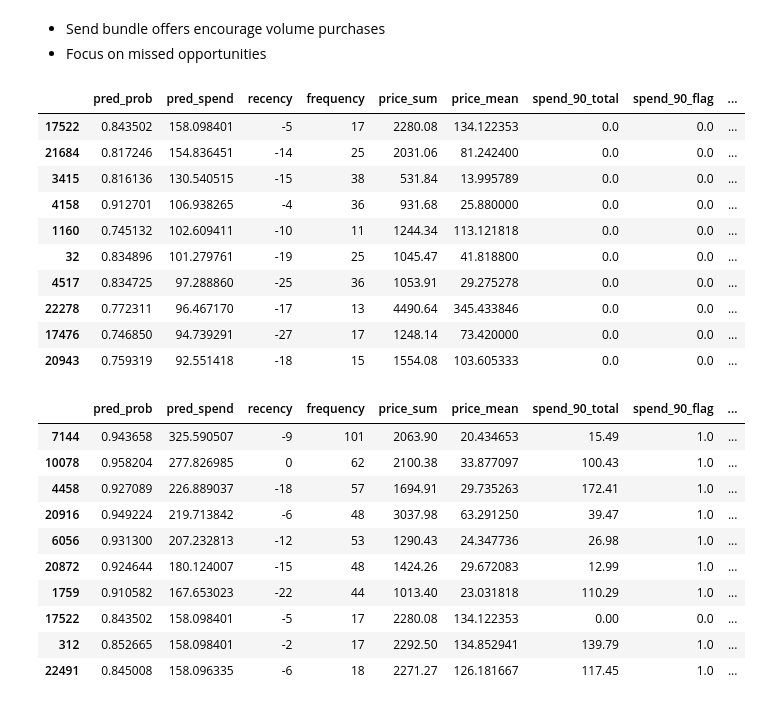
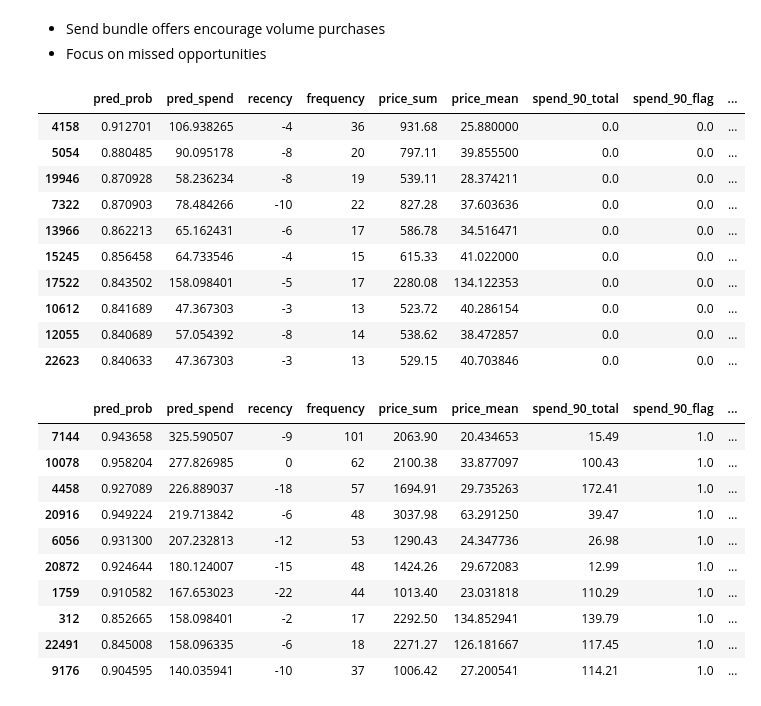
Before and after one commit to gregorywmorris/cdnow-customer-value, a Jupyter notebook: src/notebooks/customer_ltv.ipynb, the cells around one changed output. Saved outputs shown, nothing was run; the diff lists cells and outputs as text; code cells hidden in the pictures.

```diff
--- a/src/notebooks/customer_ltv.ipynb
+++ b/src/notebooks/customer_ltv.ipynb
@@ -1387,28 +1261,37 @@ predictions_df \
 * Focus on missed opportunities
 # %%
 # Did the model predict any large spending that did not occur?
-predictions_df \
-    [predictions_df['spend_90_total']==0.0] \
-    .sort_values('pred_spend', ascending=False) \
-    .head(10)
+# Filtered by did not spend but had a high probability of spend and recency was within the last 90 days.
+missed_opportunities = predictions_df[
+    (predictions_df['spend_90_total'] == 0.0) &
+    (predictions_df['recency'] >= -90)
+].sort_values('pred_prob', ascending=False).head(10)
+
+# Display the filtered DataFrame
+missed_opportunities
 # %% [output]
 |  | pred_prob | pred_spend | recency | frequency | price_sum | price_mean | spend_90_total | spend_90_flag | ... |
+| 4158 | 0.912701 | 106.938265 | -4 | 36 | 931.68 | 25.880000 | 0.0 | 0.0 | ... |
+| 5054 | 0.880485 | 90.095178 | -8 | 20 | 797.11 | 39.855500 | 0.0 | 0.0 | ... |
+| 19946 | 0.870928 | 58.236234 | -8 | 19 | 539.11 | 28.374211 | 0.0 | 0.0 | ... |
+| 7322 | 0.870903 | 78.484266 | -10 | 22 | 827.28 | 37.603636 | 0.0 | 0.0 | ... |
+| 13966 | 0.862213 | 65.162431 | -6 | 17 | 586.78 | 34.516471 | 0.0 | 0.0 | ... |
+| 15245 | 0.856458 | 64.733546 | -4 | 15 | 615.33 | 41.022000 | 0.0 | 0.0 | ... |
 | 17522 | 0.843502 | 158.098401 | -5 | 17 | 2280.08 | 134.122353 | 0.0 | 0.0 | ... |
-| 21684 | 0.817246 | 154.836451 | -14 | 25 | 2031.06 | 81.242400 | 0.0 | 0.0 | ... |
-| 3415 | 0.816136 | 130.540515 | -15 | 38 | 531.84 | 13.995789 | 0.0 | 0.0 | ... |
-| 4158 | 0.912701 | 106.938265 | -4 | 36 | 931.68 | 25.880000 | 0.0 | 0.0 | ... |
-| 1160 | 0.745132 | 102.609411 | -10 | 11 | 1244.34 | 113.121818 | 0.0 | 0.0 | ... |
-| 32 | 0.834896 | 101.279761 | -19 | 25 | 1045.47 | 41.818800 | 0.0 | 0.0 | ... |
-| 4517 | 0.834725 | 97.288860 | -25 | 36 | 1053.91 | 29.275278 | 0.0 | 0.0 | ... |
-| 22278 | 0.772311 | 96.467170 | -17 | 13 | 4490.64 | 345.433846 | 0.0 | 0.0 | ... |
-| 17476 | 0.746850 | 94.739291 | -27 | 17 | 1248.14 | 73.420000 | 0.0 | 0.0 | ... |
-| 20943 | 0.759319 | 92.551418 | -18 | 15 | 1554.08 | 103.605333 | 0.0 | 0.0 | ... |
+| 10612 | 0.841689 | 47.367303 | -3 | 13 | 523.72 | 40.286154 | 0.0 | 0.0 | ... |
+| 12055 | 0.840689 | 57.054392 | -8 | 14 | 538.62 | 38.472857 | 0.0 | 0.0 | ... |
+| 22623 | 0.840633 | 47.367303 | -3 | 13 | 529.15 | 40.703846 | 0.0 | 0.0 | ... |
 # %%
 # Show predictions that are larger than actual spend
-predictions_df \
-    [predictions_df['pred_spend'] > predictions_df['spend_90_total']] \
-    .sort_values('pred_spend', ascending=False) \
-    .head(10)
+# Filtered by pred spend is larger than actual, recency is last 90 days, and they actually made a purchase
+under_spending = predictions_df[
+    (predictions_df['pred_spend'] > predictions_df['spend_90_total']) &
+    (predictions_df['recency'] >= -90) &
+    (predictions_df['spend_90_flag'] == 1.0)
+].sort_values('pred_spend', ascending=False).head(10)
+
+# Display the filtered DataFrame
+under_spending
 # %% [output]
 |  | pred_prob | pred_spend | recency | frequency | price_sum | price_mean | spend_90_total | spend_90_flag | ... |
 | 7144 | 0.943658 | 325.590507 | -9 | 101 | 2063.90 | 20.434653 | 15.49 | 1.0 | ... |
@@ -1418,6 +1301,6 @@ predictions_df \
 | 6056 | 0.931300 | 207.232813 | -12 | 53 | 1290.43 | 24.347736 | 26.98 | 1.0 | ... |
 | 20872 | 0.924644 | 180.124007 | -15 | 48 | 1424.26 | 29.672083 | 12.99 | 1.0 | ... |
 | 1759 | 0.910582 | 167.653023 | -22 | 44 | 1013.40 | 23.031818 | 110.29 | 1.0 | ... |
-| 17522 | 0.843502 | 158.098401 | -5 | 17 | 2280.08 | 134.122353 | 0.00 | 0.0 | ... |
 | 312 | 0.852665 | 158.098401 | -2 | 17 | 2292.50 | 134.852941 | 139.79 | 1.0 | ... |
 | 22491 | 0.845008 | 158.096335 | -6 | 18 | 2271.27 | 126.181667 | 117.45 | 1.0 | ... |
+| 9176 | 0.904595 | 140.035941 | -10 | 37 | 1006.42 | 27.200541 | 114.21 | 1.0 | ... |
```
Also changed, not shown: parts of 18 cells of this notebook, 31 other files.
